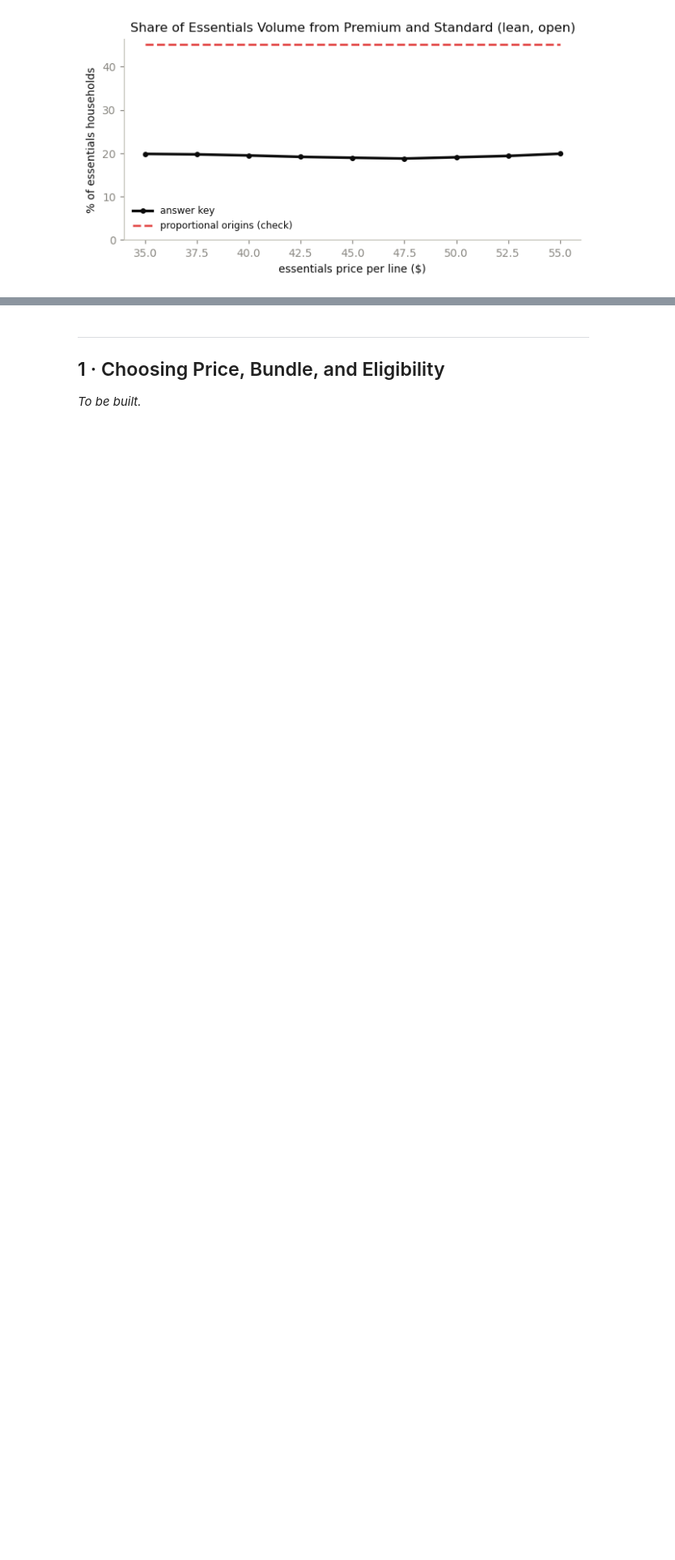
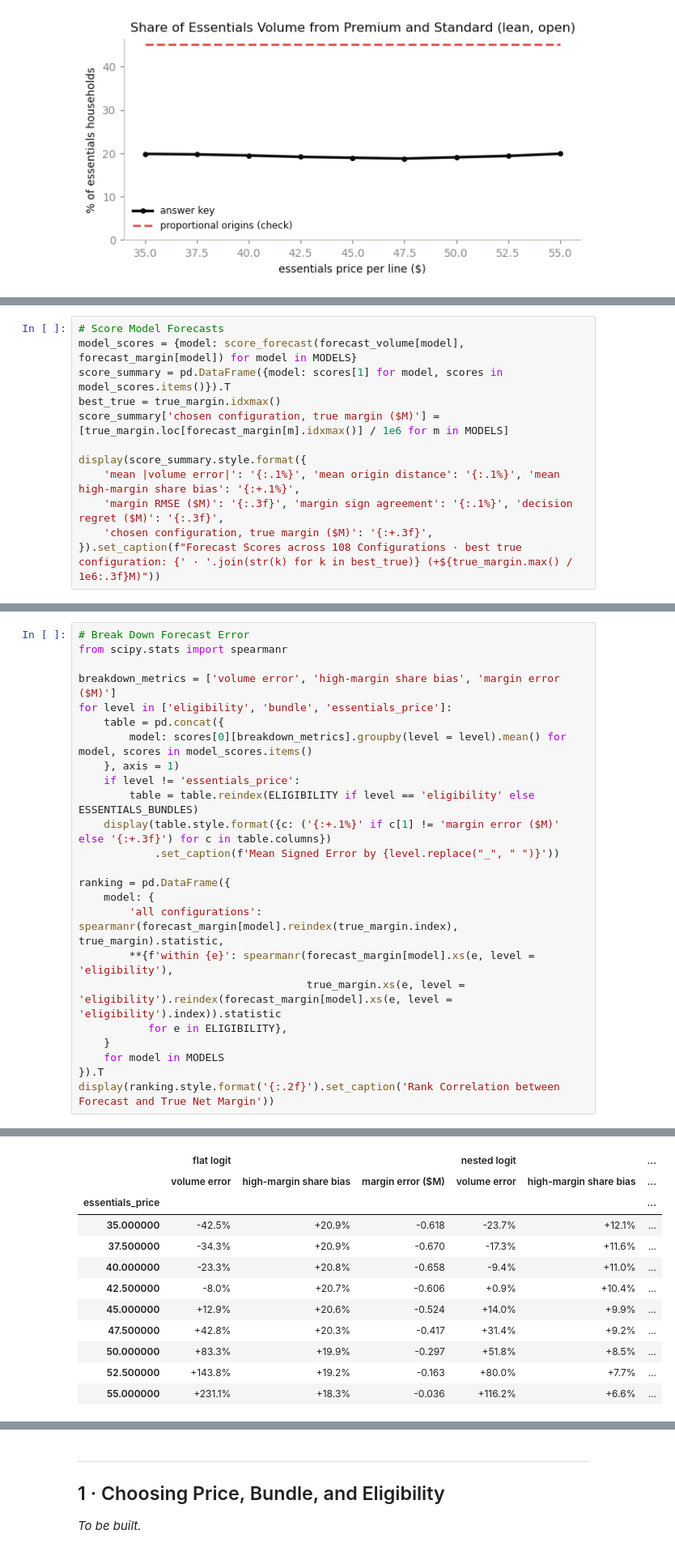
Before and after one commit to paforsey/data-science-portfolio, a Jupyter notebook: case-studies/rate-plan-cannibalization/02_launch_forecast.ipynb, the cells around one changed output, grey strips where cells are left out. Shown at 81% size. Drawn from its saved outputs; the diff is of its cells as text; blank space fills up the shorter version.

```diff
--- a/case-studies/rate-plan-cannibalization/02_launch_forecast.ipynb
+++ b/case-studies/rate-plan-cannibalization/02_launch_forecast.ipynb
@@ -1307,0 +1310,12 @@ plt.show()
+# %%
+# Score Model Forecasts
+model_scores = {model: score_forecast(forecast_volume[model], forecast_margin[model]) for model in MODELS}
+score_summary = pd.DataFrame({model: scores[1] for model, scores in model_scores.items()}).T
+best_true = true_margin.idxmax()
+score_summary['chosen configuration, true margin ($M)'] = [true_margin.loc[forecast_margin[m].idxmax()] / 1e6 for m in MODELS]
+
+display(score_summary.style.format({
+    'mean |volume error|': '{:.1%}', 'mean origin distance': '{:.1%}', 'mean high-margin share bias': '{:+.1%}',
+    'margin RMSE ($M)': '{:.3f}', 'margin sign agreement': '{:.1%}', 'decision regret ($M)': '{:.3f}',
+    'chosen configuration, true margin ($M)': '{:+.3f}',
+}).set_caption(f"Forecast Scores across 108 Configurations · best true configuration: {' · '.join(str(k) for k in best_true)} (+${true_margin.max() / 1e6:.3f}M)"))
@@ -1307,0 +1399,25 @@ plt.show()
+# %%
+# Break Down Forecast Error
+from scipy.stats import spearmanr
+
+breakdown_metrics = ['volume error', 'high-margin share bias', 'margin error ($M)']
+for level in ['eligibility', 'bundle', 'essentials_price']:
+    table = pd.concat({
+        model: scores[0][breakdown_metrics].groupby(level = level).mean() for model, scores in model_scores.items()
+    }, axis = 1)
+    if level != 'essentials_price':
+        table = table.reindex(ELIGIBILITY if level == 'eligibility' else ESSENTIALS_BUNDLES)
+    display(table.style.format({c: ('{:+.1%}' if c[1] != 'margin error ($M)' else '{:+.3f}') for c in table.columns})
+            .set_caption(f'Mean Signed Error by {level.replace("_", " ")}'))
+
+ranking = pd.DataFrame({
+    model: {
+        'all configurations': spearmanr(forecast_margin[model].reindex(true_margin.index), true_margin).statistic,
+        **{f'within {e}': spearmanr(forecast_margin[model].xs(e, level = 'eligibility'),
+                                    true_margin.xs(e, level = 'eligibility').reindex(forecast_margin[model].xs(e, level = 'eligibility').index)).statistic
+           for e in ELIGIBILITY},
+    }
+    for model in MODELS
+}).T
+display(ranking.style.format('{:.2f}').set_caption('Rank Correlation between Forecast and True Net Margin'))
+# %% [output]
@@ -1307,0 +1440,12 @@ plt.show()
+|  | flat logit |  |  | nested logit |  | ... |
+|  | volume error | high-margin share bias | margin error ($M) | volume error | high-margin share bias | ... |
+| essentials_price |  |  |  |  |  | ... |
+| 35.000000 | -42.5% | +20.9% | -0.618 | -23.7% | +12.1% | ... |
+| 37.500000 | -34.3% | +20.9% | -0.670 | -17.3% | +11.6% | ... |
+| 40.000000 | -23.3% | +20.8% | -0.658 | -9.4% | +11.0% | ... |
+| 42.500000 | -8.0% | +20.7% | -0.606 | +0.9% | +10.4% | ... |
+| 45.000000 | +12.9% | +20.6% | -0.524 | +14.0% | +9.9% | ... |
+| 47.500000 | +42.8% | +20.3% | -0.417 | +31.4% | +9.2% | ... |
+| 50.000000 | +83.3% | +19.9% | -0.297 | +51.8% | +8.5% | ... |
+| 52.500000 | +143.8% | +19.2% | -0.163 | +80.0% | +7.7% | ... |
+| 55.000000 | +231.1% | +18.3% | -0.036 | +116.2% | +6.6% | ... |
```
Also changed, not shown: parts of 8 cells of this notebook.
